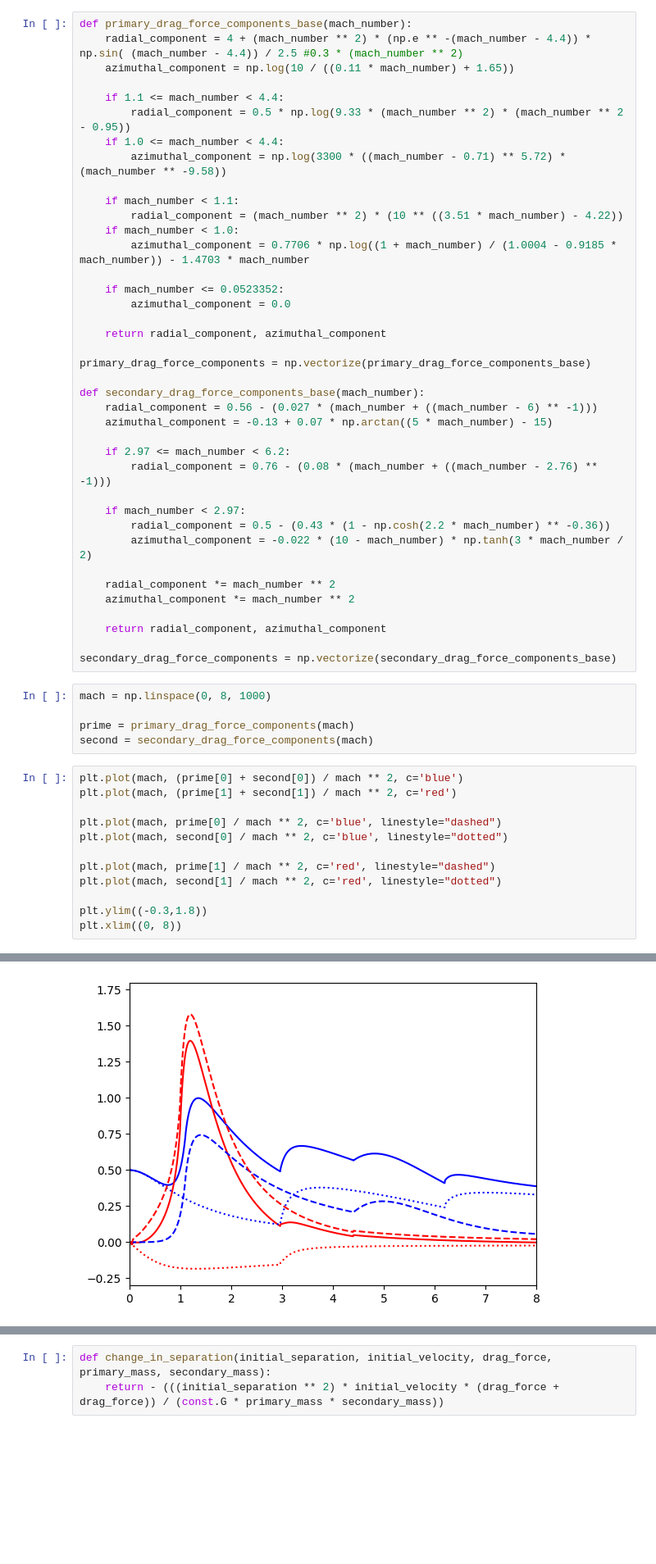
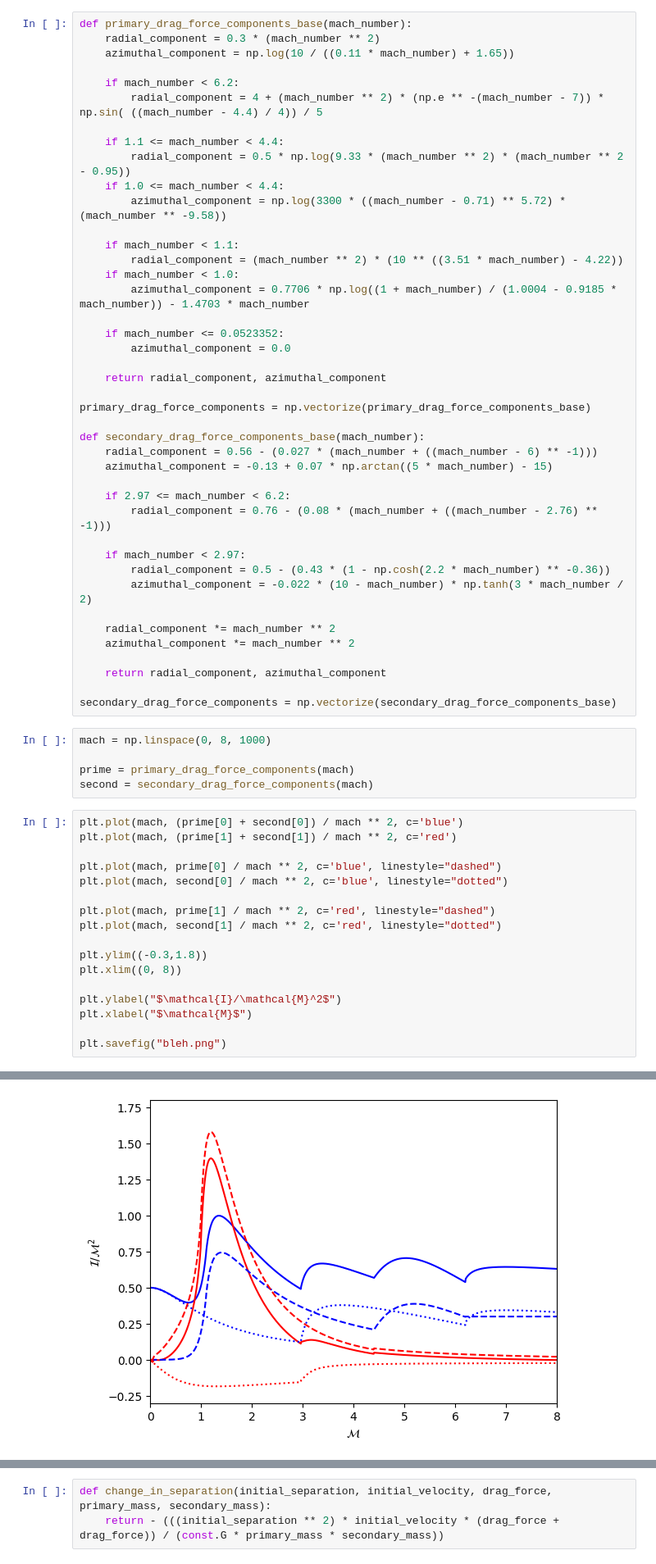
Before and after one commit to McFACTS/McFACTS, a Jupyter notebook: notebooks/gas_drag.ipynb, the cells around one changed output, grey strips where cells are left out. Shown: that part at 82% size. Drawn from its saved outputs; the diff is of its cells as text; blank space fills up the shorter version.

```diff
--- a/notebooks/gas_drag.ipynb
+++ b/notebooks/gas_drag.ipynb
@@ -5,8 +5,11 @@ import astropy.units as u
 import astropy.constants as const
 # %%
 def primary_drag_force_components_base(mach_number):
-	radial_component = 4 + (mach_number ** 2) * (np.e ** -(mach_number - 4.4)) * np.sin( (mach_number - 4.4)) / 2.5 #0.3 * (mach_number ** 2)
+	radial_component = 0.3 * (mach_number ** 2)
 	azimuthal_component = np.log(10 / ((0.11 * mach_number) + 1.65))
+
+	if mach_number < 6.2:
+		radial_component = 4 + (mach_number ** 2) * (np.e ** -(mach_number - 7)) * np.sin( ((mach_number - 4.4) / 4)) / 5
 
 	if 1.1 <= mach_number < 4.4:
 		radial_component = 0.5 * np.log(9.33 * (mach_number ** 2) * (mach_number ** 2 - 0.95))
@@ -59,4 +62,9 @@ plt.plot(mach, second[1] / mach ** 2, c='red', linestyle="dotted")
 
 plt.ylim((-0.3,1.8))
 plt.xlim((0, 8))
+
+plt.ylabel("$\mathcal{I}/\mathcal{M}^2$")
+plt.xlabel("$\mathcal{M}$")
+
+plt.savefig("bleh.png")
 # %% [output]
@@ -64,4 +71,4 @@ plt.xlim((0, 8))
-[figure, old version]
+[figure, new version]
 # %%
 def drag_forces(mass, velocity, density, sound_speed, func_drag_force_components):
 	mach_number = velocity / sound_speed
```
Also changed, not shown: parts of 5 cells of this notebook, 4 other files.
